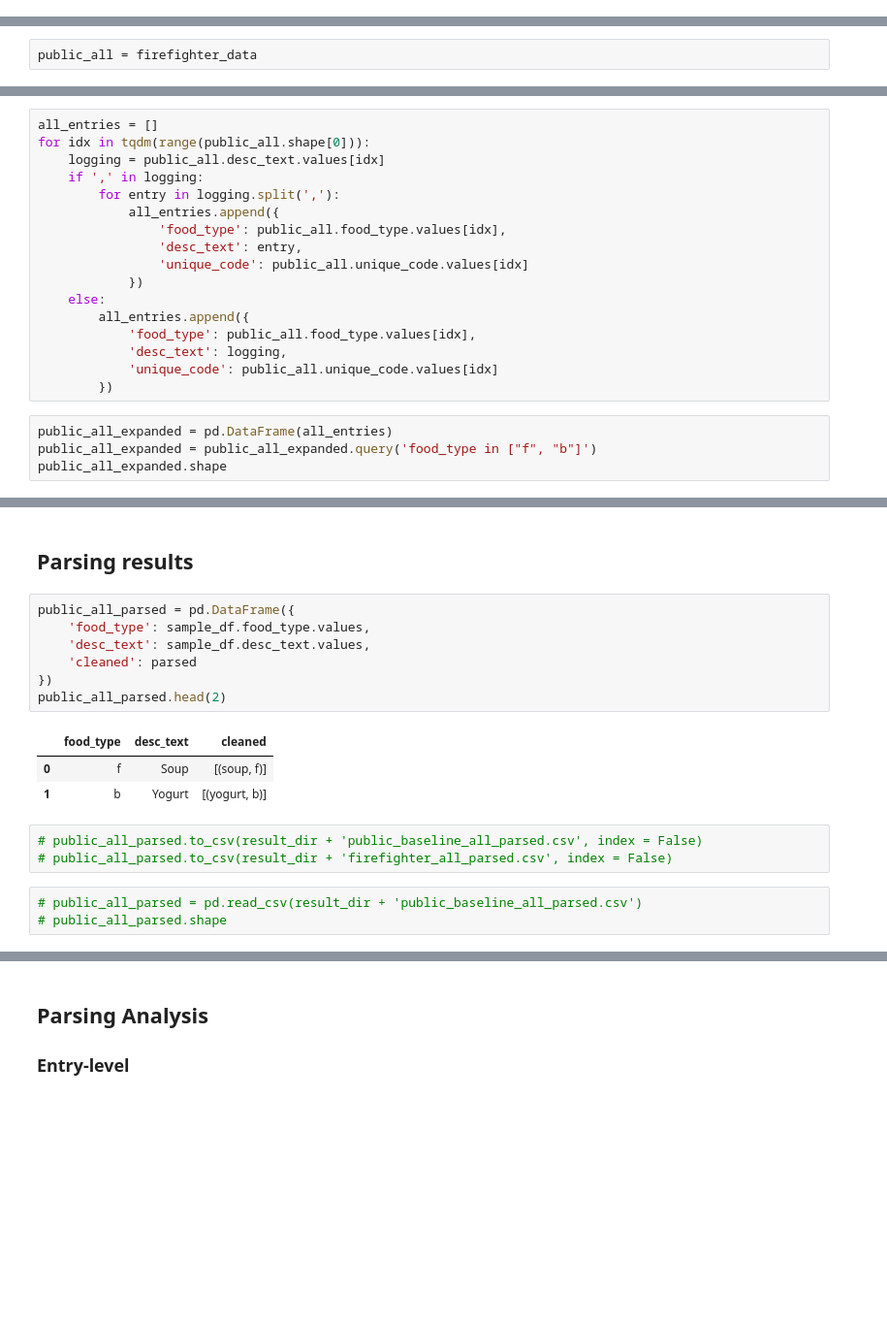
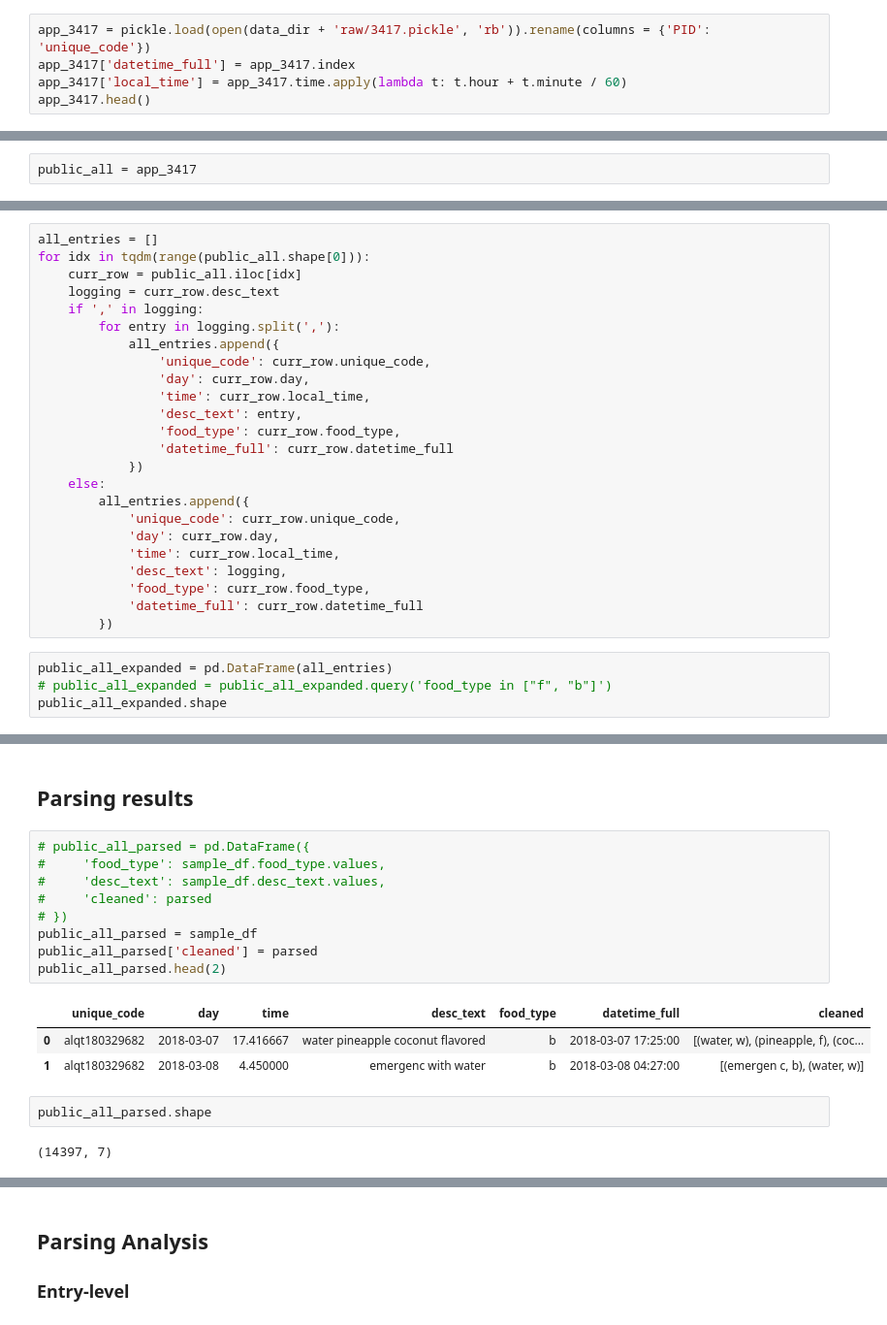
Before and after one commit to JoeyHou/food_parser, a Jupyter notebook: notebooks/1-food-parsing-public-data.ipynb, the cells around one changed output, grey strips where cells are left out. Shown at 97% size. Drawn from its saved outputs; the diff is of its cells as text; blank space fills up the shorter version.

```diff
--- a/notebooks/1-food-parsing-public-data.ipynb
+++ b/notebooks/1-food-parsing-public-data.ipynb
@@ -138,0 +160,5 @@ firefighter_data.shape
+# %%
+app_3417 = pickle.load(open(data_dir + 'raw/3417.pickle', 'rb')).rename(columns = {'PID': 'unique_code'})
+app_3417['datetime_full'] = app_3417.index
+app_3417['local_time'] = app_3417.time.apply(lambda t: t.hour + t.minute / 60)
+app_3417.head()
@@ -139,2 +175,2 @@ firefighter_data.shape
 # %%
-public_all = firefighter_data
+public_all = app_3417
@@ -143,22 +188,29 @@ public_all = firefighter_data
 # %%
 all_entries = []
 for idx in tqdm(range(public_all.shape[0])):
-    logging = public_all.desc_text.values[idx]
+    curr_row = public_all.iloc[idx]
+    logging = curr_row.desc_text
     if ',' in logging:
         for entry in logging.split(','):
             all_entries.append({
-                'food_type': public_all.food_type.values[idx],
+                'unique_code': curr_row.unique_code,
+                'day': curr_row.day,
+                'time': curr_row.local_time,
                 'desc_text': entry,
-                'unique_code': public_all.unique_code.values[idx]
+                'food_type': curr_row.food_type,
+                'datetime_full': curr_row.datetime_full
             })
     else:
         all_entries.append({
-            'food_type': public_all.food_type.values[idx],
+            'unique_code': curr_row.unique_code,
+            'day': curr_row.day,
+            'time': curr_row.local_time,
             'desc_text': logging,
-            'unique_code': public_all.unique_code.values[idx]
+            'food_type': curr_row.food_type,
+            'datetime_full': curr_row.datetime_full
         })
 # %%
 public_all_expanded = pd.DataFrame(all_entries)
-public_all_expanded = public_all_expanded.query('food_type in ["f", "b"]')
+# public_all_expanded = public_all_expanded.query('food_type in ["f", "b"]')
 public_all_expanded.shape
 # %% [output]
@@ -225,22 +284,22 @@ for i in tqdm(range(sample_df.shape[0])):
 # %% [markdown]
 ## Parsing results
 # %%
-public_all_parsed = pd.DataFrame({
-    'food_type': sample_df.food_type.values,
-    'desc_text': sample_df.desc_text.values,
-    'cleaned': parsed
-})
+# public_all_parsed = pd.DataFrame({
+#     'food_type': sample_df.food_type.values,
+#     'desc_text': sample_df.desc_text.values,
+#     'cleaned': parsed
+# })
+public_all_parsed = sample_df
+public_all_parsed['cleaned'] = parsed
 public_all_parsed.head(2)
 # %% [output]
-|  | food_type | desc_text | cleaned |
-| 0 | f | Soup | [(soup, f)] |
-| 1 | b | Yogurt | [(yogurt, b)] |
+|  | unique_code | day | time | desc_text | food_type | datetime_full | cleaned |
+| 0 | alqt180329682 | 2018-03-07 | 17.416667 | water pineapple coconut flavored | b | 2018-03-07 17:25:00 | [(water, w), (pineapple, f), (coc... |
+| 1 | alqt180329682 | 2018-03-08 | 4.450000 | emergenc with water | b | 2018-03-08 04:27:00 | [(emergen c, b), (water, w)] |
-# %%
-# public_all_parsed.to_csv(result_dir + 'public_baseline_all_parsed.csv', index = False)
-# public_all_parsed.to_csv(result_dir + 'firefighter_all_parsed.csv', index = False)
-# %%
-# public_all_parsed = pd.read_csv(result_dir + 'public_baseline_all_parsed.csv')
-# public_all_parsed.shape
+# %%
+public_all_parsed.shape
+# %% [output]
+(14397, 7)
 # %%
 public_all_parsed.head(2)
 # %% [output]
```
Also changed, not shown: parts of 42 cells of this notebook, 8 other files.
